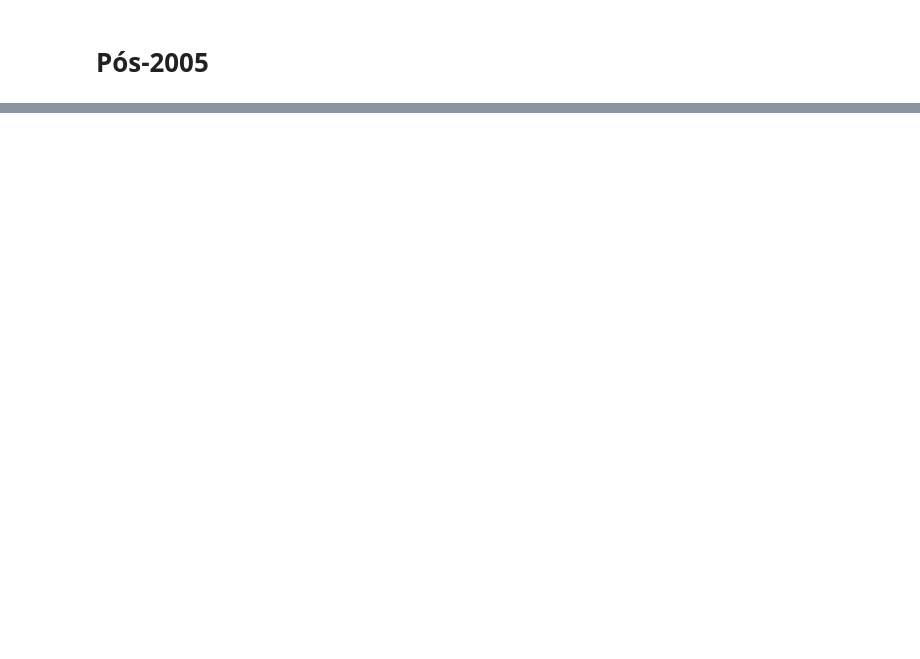
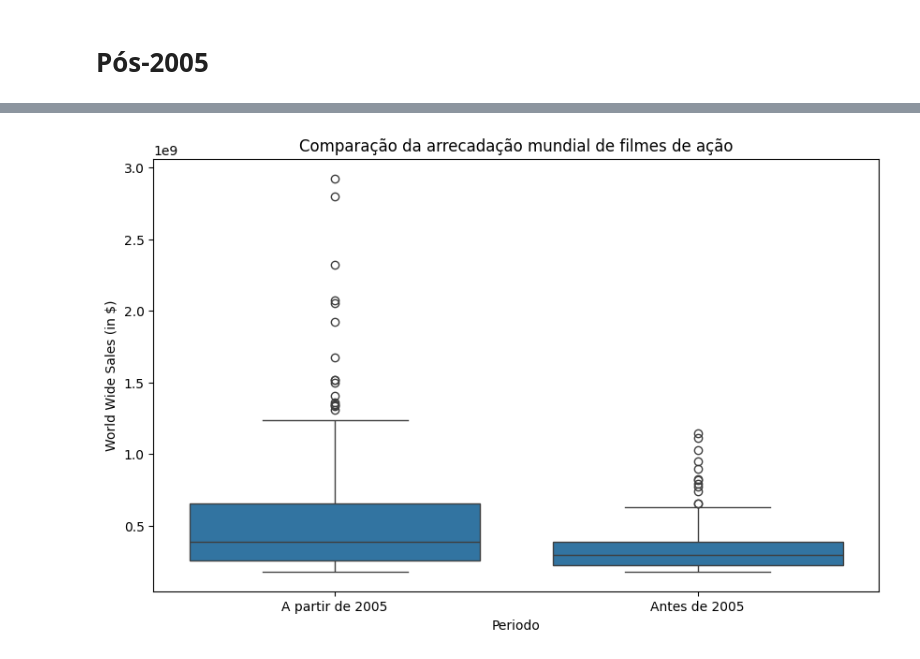
Before and after one commit to gabrielaniceto1/TrabalhoEstatistica, a Jupyter notebook: pergunta1.ipynb, the cells around one changed output, grey strips where cells are left out. Saved outputs shown, nothing was run; the diff lists cells and outputs as text; code cells hidden in the pictures; blank space fills up the shorter version.

```diff
--- a/pergunta1.ipynb
+++ b/pergunta1.ipynb
@@ -264,0 +335,10 @@ Desvio padrão: 0.19375366285669351
+# %%
+df_action["Periodo"] = df_action["Year"].apply(lambda x: "Antes de 2005" if x < 2005 else "A partir de 2005")
+
+plt.figure(figsize=(10,6))
+sns.boxplot(data=df_action, x="Periodo", y="World Wide Sales (in $)")
+plt.title("Comparação da arrecadação mundial de filmes de ação")
+plt.ylabel("World Wide Sales (in $)")
+plt.show()
+# %% [output]
+[figure, added]
```
Also changed, not shown: parts of 15 cells of this notebook.
